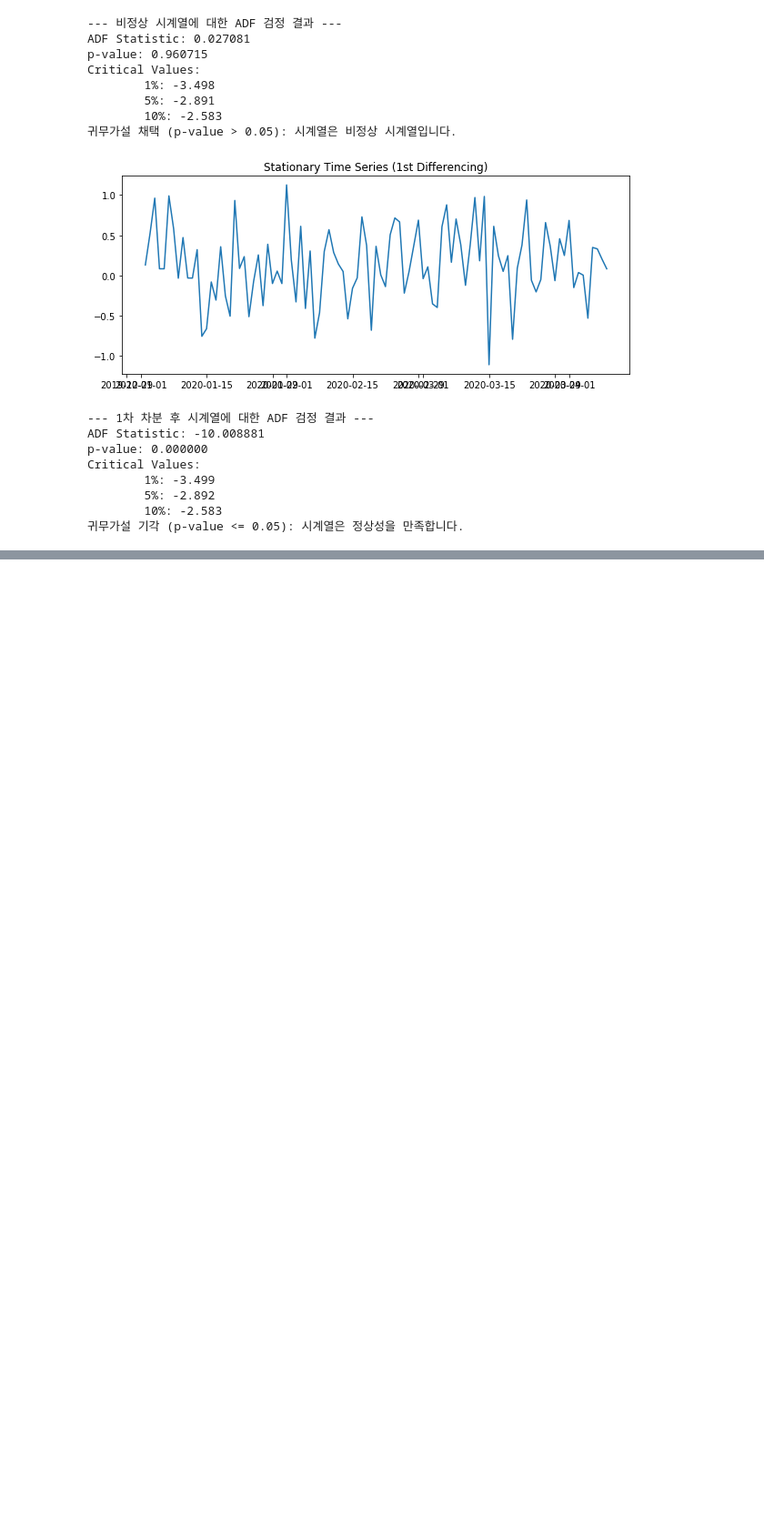
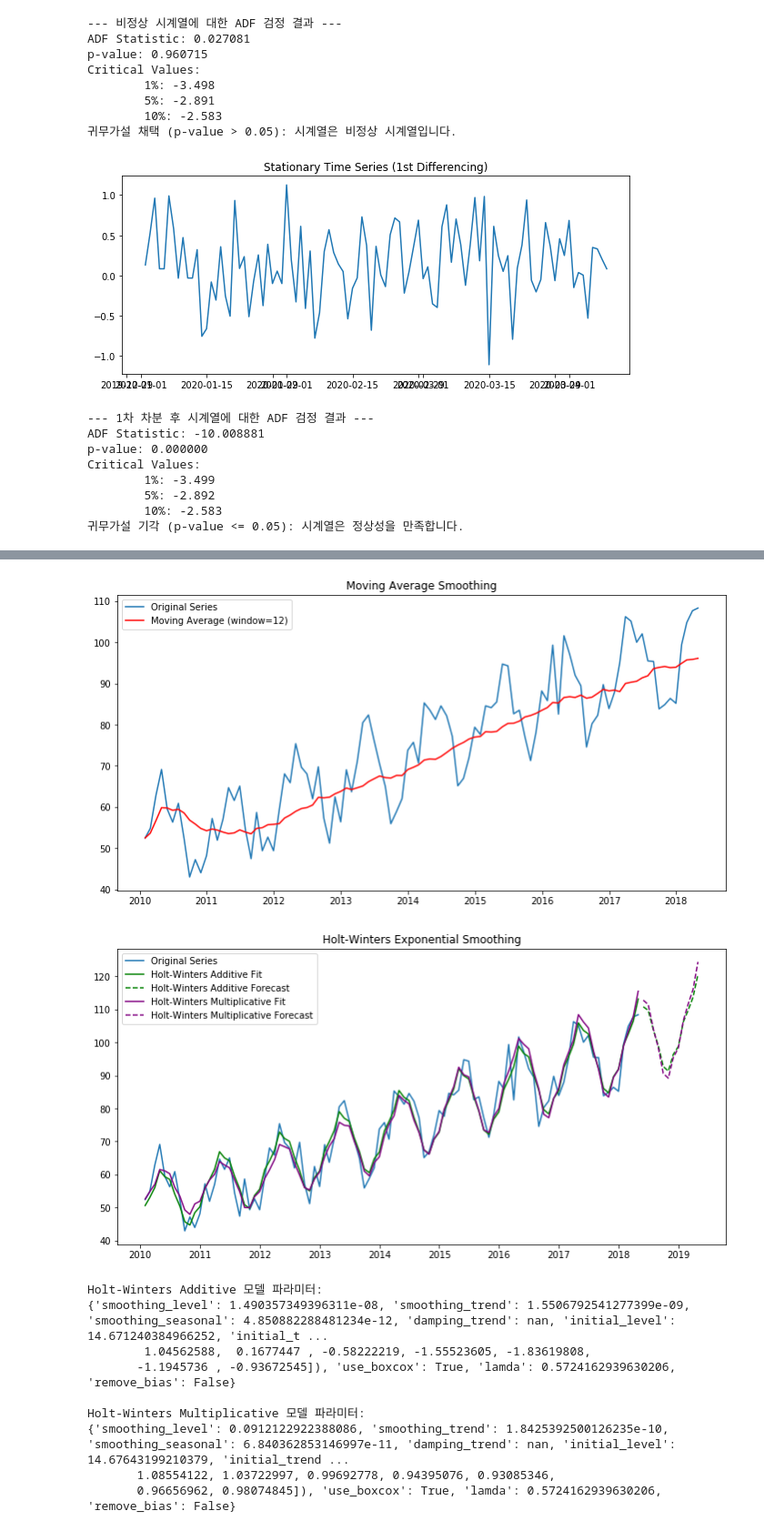
Before and after one commit to kangspa/ADP-study, a Jupyter notebook: PracticeTest/practice.ipynb, the cells around one changed output, grey strips where cells are left out. Shown at 91% size. Cells and saved outputs as stored; diff of their text form; code cells hidden in the pictures; blank space fills up the shorter version.

```diff
--- a/PracticeTest/practice.ipynb
+++ b/PracticeTest/practice.ipynb
@@ -519,0 +539,58 @@ Critical Values:
+# %%
+# 이동평균법 (Moving Average)
+# window: 이동평균을 계산할 윈도우 크기.
+# min_periods: 윈도우 내 최소 데이터 수.
+ts_ma = ts.rolling(window=12, min_periods=1).mean()
+
+plt.figure(figsize=(12, 6))
+plt.plot(ts, label='Original Series')
+plt.plot(ts_ma, label='Moving Average (window=12)', color='red')
+plt.title('Moving Average Smoothing')
+plt.legend()
+plt.show()
+
+# 지수평활법 (Holt-Winters)
+# Holt-Winters' Seasonal Method 하이퍼파라미터
+# seasonal_periods: 계절성 주기 (e.g., 월별 데이터면 12, 분기별이면 4)
+# trend: 추세 유형 ('add' for additive, 'mul' for multiplicative)
+# seasonal: 계절성 유형 ('add' for additive, 'mul' for multiplicative)
+# smoothing_level (alpha): 수준 평활 계수.
+# smoothing_trend (beta): 추세 평활 계수.
+# smoothing_seasonal (gamma): 계절성 평활 계수.
+#   - 이 계수들은 0과 1 사이의 값을 가지며, 1에 가까울수록 최근 데이터에 더 큰 가중치를 부여.
+#   - 보통 fit() 메서드에서 자동으로 최적화된 값을 찾아줌.
+
+# 덧셈 모델 (Additive Model)
+fit_add = ExponentialSmoothing(ts, seasonal_periods=12, trend='add', seasonal='add', use_boxcox=True, initialization_method="estimated").fit()
+pred_add = fit_add.forecast(12) # 12개월 예측
+
+# 곱셈 모델 (Multiplicative Model)
+fit_mul = ExponentialSmoothing(ts, seasonal_periods=12, trend='mul', seasonal='mul', use_boxcox=True, initialization_method="estimated").fit()
+pred_mul = fit_mul.forecast(12) # 12개월 예측
+
+plt.figure(figsize=(12, 6))
+plt.plot(ts, label='Original Series')
+plt.plot(fit_add.fittedvalues, label='Holt-Winters Additive Fit', color='green')
+plt.plot(pred_add, label='Holt-Winters Additive Forecast', color='green', linestyle='--')
+plt.plot(fit_mul.fittedvalues, label='Holt-Winters Multiplicative Fit', color='purple')
+plt.plot(pred_mul, label='Holt-Winters Multiplicative Forecast', color='purple', linestyle='--')
+plt.title('Holt-Winters Exponential Smoothing')
+plt.legend()
+plt.show()
+
+print("\nHolt-Winters Additive 모델 파라미터:")
+print(fit_add.params)
+print("\nHolt-Winters Multiplicative 모델 파라미터:")
+print(fit_mul.params)
+# %% [output]
+[figure, added]
+[figure, added]
+Holt-Winters Additive 모델 파라미터:
+{'smoothing_level': 1.490357349396311e-08, 'smoothing_trend': 1.5506792541277399e-09, 'smoothing_seasonal': 4.850882288481234e-12, 'damping_trend': nan, 'initial_level': 14.671240384966252, 'initial_t ...
+        1.04562588,  0.1677447 , -0.58222219, -1.55523605, -1.83619808,
+       -1.1945736 , -0.93672545]), 'use_boxcox': True, 'lamda': 0.5724162939630206, 'remove_bias': False}
+
+Holt-Winters Multiplicative 모델 파라미터:
+{'smoothing_level': 0.0912122922388086, 'smoothing_trend': 1.8425392500126235e-10, 'smoothing_seasonal': 6.840362853146997e-11, 'damping_trend': nan, 'initial_level': 14.67643199210379, 'initial_trend ...
+       1.08554122, 1.03722997, 0.99692778, 0.94395076, 0.93085346,
+       0.96656962, 0.98074845]), 'use_boxcox': True, 'lamda': 0.5724162939630206, 'remove_bias': False}
```
Also changed, not shown: parts of 2 cells of this notebook, 6 other files.
